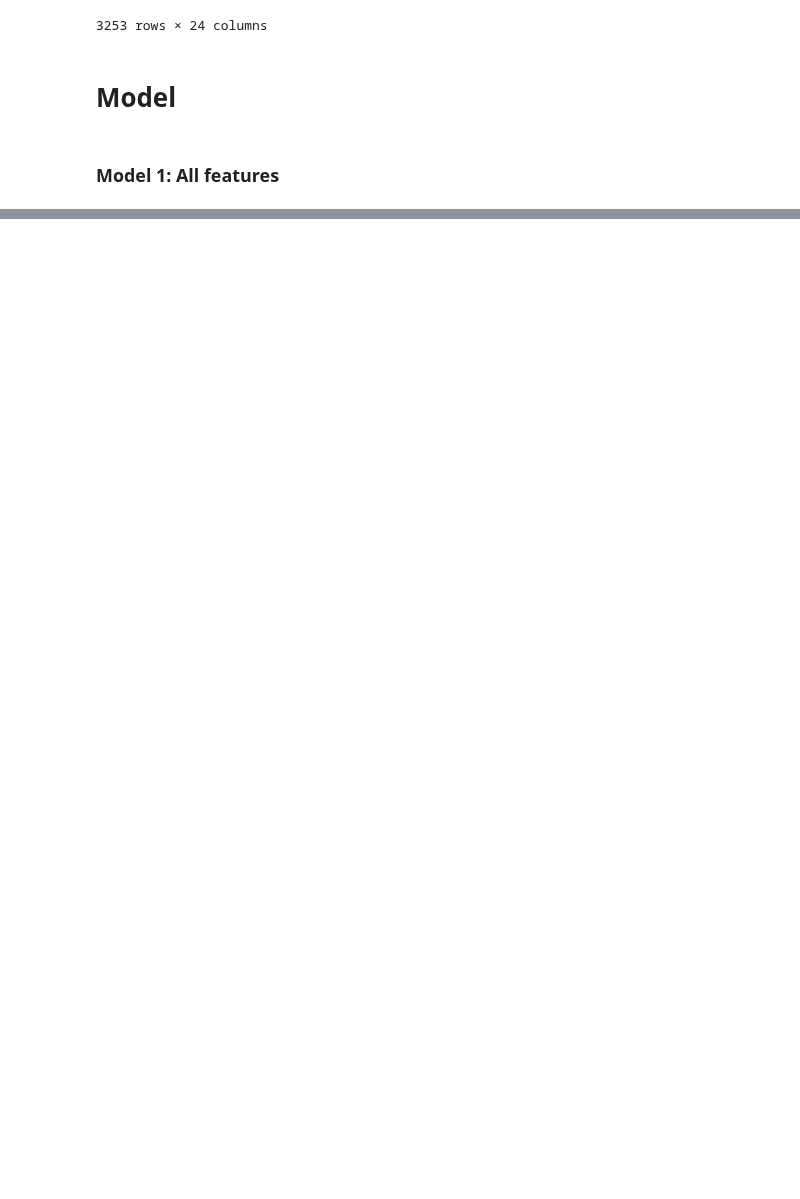
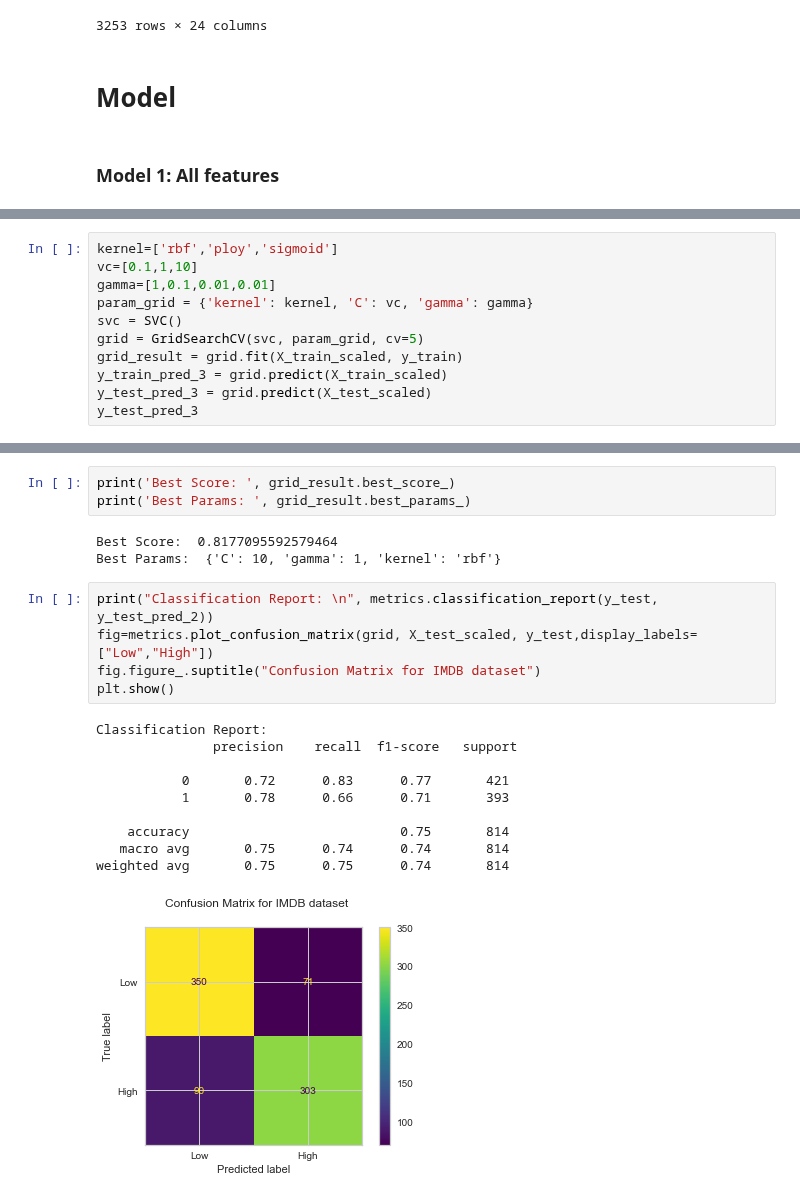
Before and after one commit to tontan2545/Big-Data-and-Artificial-Intelligence, a Jupyter notebook: W11_SVM/W11_SVM.ipynb, the cells around one changed output, grey strips where cells are left out. Saved outputs shown, nothing was run; the diff lists cells and outputs as text; blank space fills up the shorter version.

```diff
--- a/W11_SVM/W11_SVM.ipynb
+++ b/W11_SVM/W11_SVM.ipynb
@@ -296,0 +379,11 @@ ValueError: Found input variables with inconsistent numbers of samples: [1628, 8
+# %%
+kernel=['rbf','ploy','sigmoid']
+vc=[0.1,1,10]
+gamma=[1,0.1,0.01,0.01]
+param_grid = {'kernel': kernel, 'C': vc, 'gamma': gamma}
+svc = SVC()
+grid = GridSearchCV(svc, param_grid, cv=5)
+grid_result = grid.fit(X_train_scaled, y_train)
+y_train_pred_3 = grid.predict(X_train_scaled)
+y_test_pred_3 = grid.predict(X_test_scaled)
+y_test_pred_3
@@ -296,0 +425,22 @@ ValueError: Found input variables with inconsistent numbers of samples: [1628, 8
+# %%
+print('Best Score: ', grid_result.best_score_)
+print('Best Params: ', grid_result.best_params_)
+# %% [output]
+Best Score:  0.8177095592579464
+Best Params:  {'C': 10, 'gamma': 1, 'kernel': 'rbf'}
+# %%
+print("Classification Report: \n", metrics.classification_report(y_test, y_test_pred_2))
+fig=metrics.plot_confusion_matrix(grid, X_test_scaled, y_test,display_labels=["Low","High"])
+fig.figure_.suptitle("Confusion Matrix for IMDB dataset")
+plt.show()
+# %% [output]
+Classification Report:
+               precision    recall  f1-score   support
+
+           0       0.72      0.83      0.77       421
+           1       0.78      0.66      0.71       393
+
+    accuracy                           0.75       814
+   macro avg       0.75      0.74      0.74       814
+weighted avg       0.75      0.75      0.74       814
+[figure, added]
```
Also changed, not shown: parts of 21 cells of this notebook.
